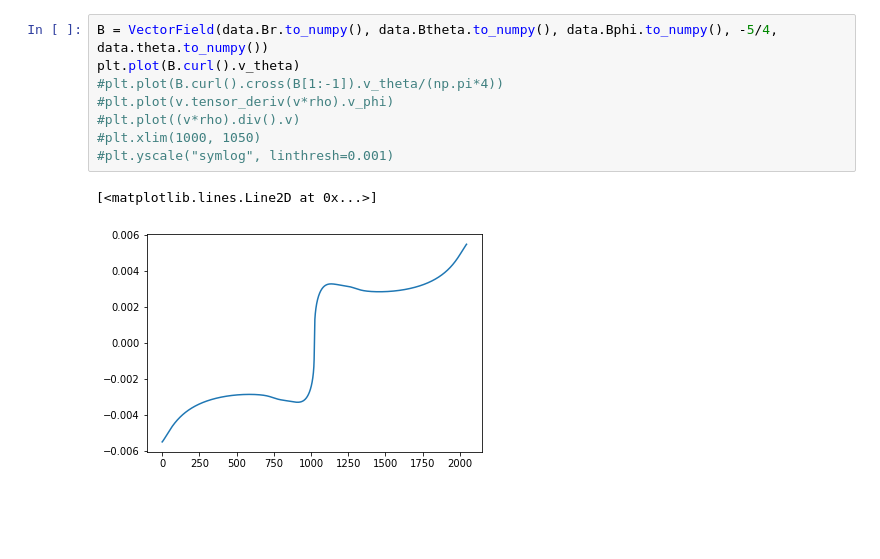
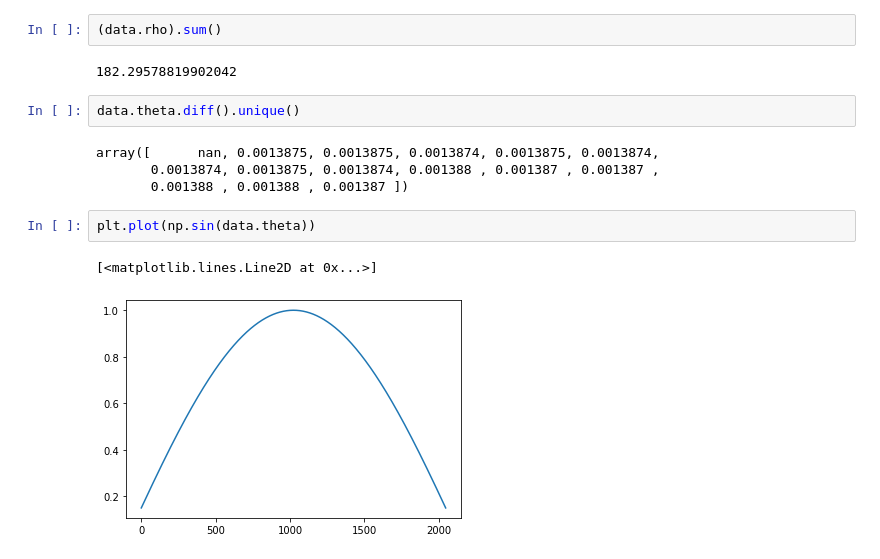
Before and after one commit to rasmus98/SelfSimilarDisc, a Jupyter notebook: lesur.ipynb, the cells around one changed output. Drawn from its saved outputs; the diff is of its cells as text; blank space fills up the shorter version.

```diff
--- a/lesur.ipynb
+++ b/lesur.ipynb
@@ -35,11 +47,15 @@ for file in os.listdir("../PPDwind"):
-# %%
-B = VectorField(data.Br.to_numpy(), data.Btheta.to_numpy(), data.Bphi.to_numpy(), -5/4, data.theta.to_numpy())
-plt.plot(B.curl().v_theta)
-#plt.plot(B.curl().cross(B[1:-1]).v_theta/(np.pi*4))
-#plt.plot(v.tensor_deriv(v*rho).v_phi)
-#plt.plot((v*rho).div().v)
-#plt.xlim(1000, 1050)
-#plt.yscale("symlog", linthresh=0.001)
-# %% [output]
-[<matplotlib.lines.Line2D at 0x...>]
-[figure, removed]
+# %%
+(data.rho).sum()
+# %% [output]
+182.29578819902042
+# %%
+data.theta.diff().unique()
+# %% [output]
+array([      nan, 0.0013875, 0.0013875, 0.0013874, 0.0013875, 0.0013874,
+       0.0013874, 0.0013875, 0.0013874, 0.001388 , 0.001387 , 0.001387 ,
+       0.001388 , 0.001388 , 0.001387 ])
+# %%
+plt.plot(np.sin(data.theta))
+# %% [output]
+[<matplotlib.lines.Line2D at 0x...>]
+[figure, added]
```
Also changed, not shown: parts of 17 cells of this notebook, 4 other files.
